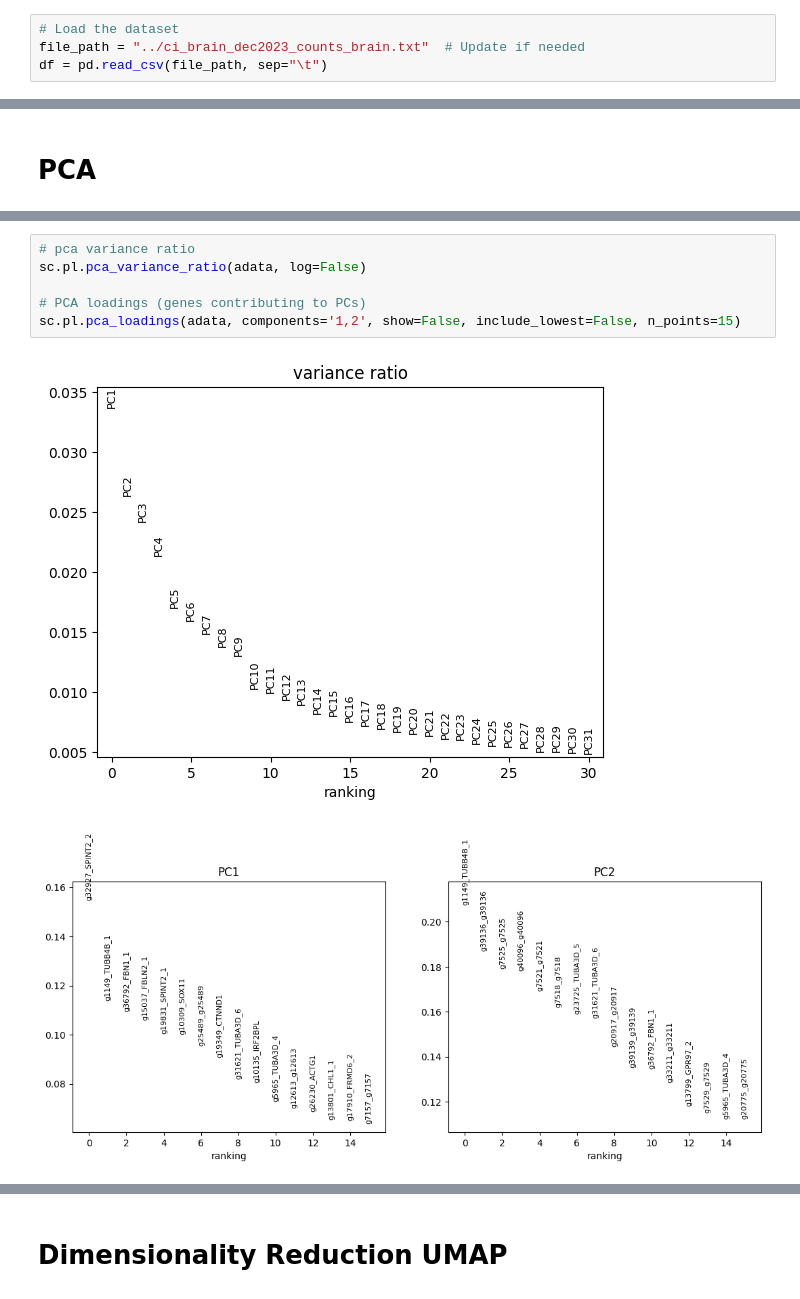
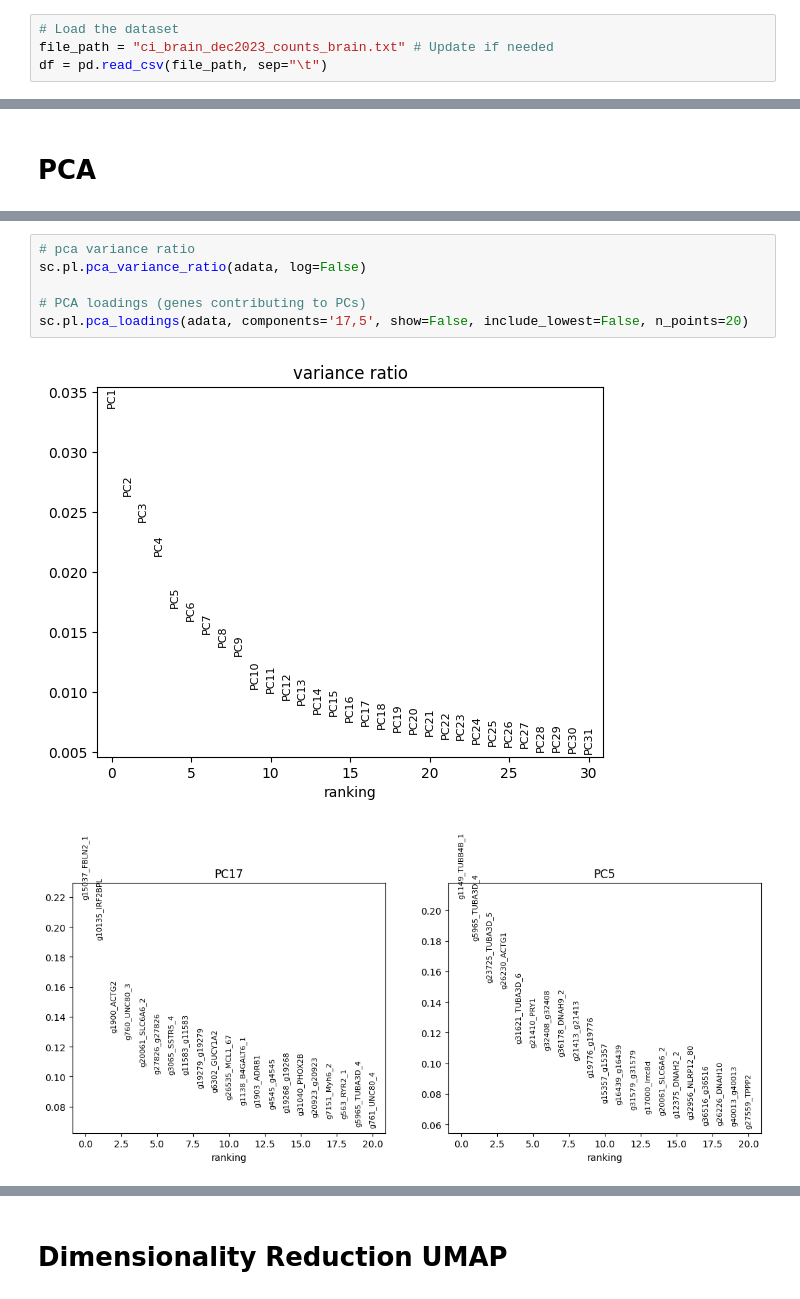
Before and after one commit to ateferos77/botryllus1_2, a Jupyter notebook: Botryllus_dataset1_Base.ipynb, the cells around one changed output, grey strips where cells are left out. Cells and saved outputs as stored; diff of their text form.

```diff
--- a/Botryllus_dataset1_Base.ipynb
+++ b/Botryllus_dataset1_Base.ipynb
@@ -45,7 +45,7 @@ random.seed(SEED)
 # Initial data import
 # %%
 # Load the dataset
-file_path = "../ci_brain_dec2023_counts_brain.txt"  # Update if needed
+file_path = "ci_brain_dec2023_counts_brain.txt" # Update if needed
 df = pd.read_csv(file_path, sep="\t")
 # %% [markdown]
 # Pre_Processing
@@ -310,9 +541,9 @@ sc.pl.pca_scatter(adata, color=['n_counts', 'n_genes'])
 # %%
 # pca variance ratio
 sc.pl.pca_variance_ratio(adata, log=False)
 
 # PCA loadings (genes contributing to PCs)
-sc.pl.pca_loadings(adata, components='1,2', show=False, include_lowest=False, n_points=15)
+sc.pl.pca_loadings(adata, components='17,5', show=False, include_lowest=False, n_points=20)
 # %% [output]
 [figure]
-[figure, old version]
+[figure, new version]
```
Also changed, not shown: parts of 27 cells of this notebook.
